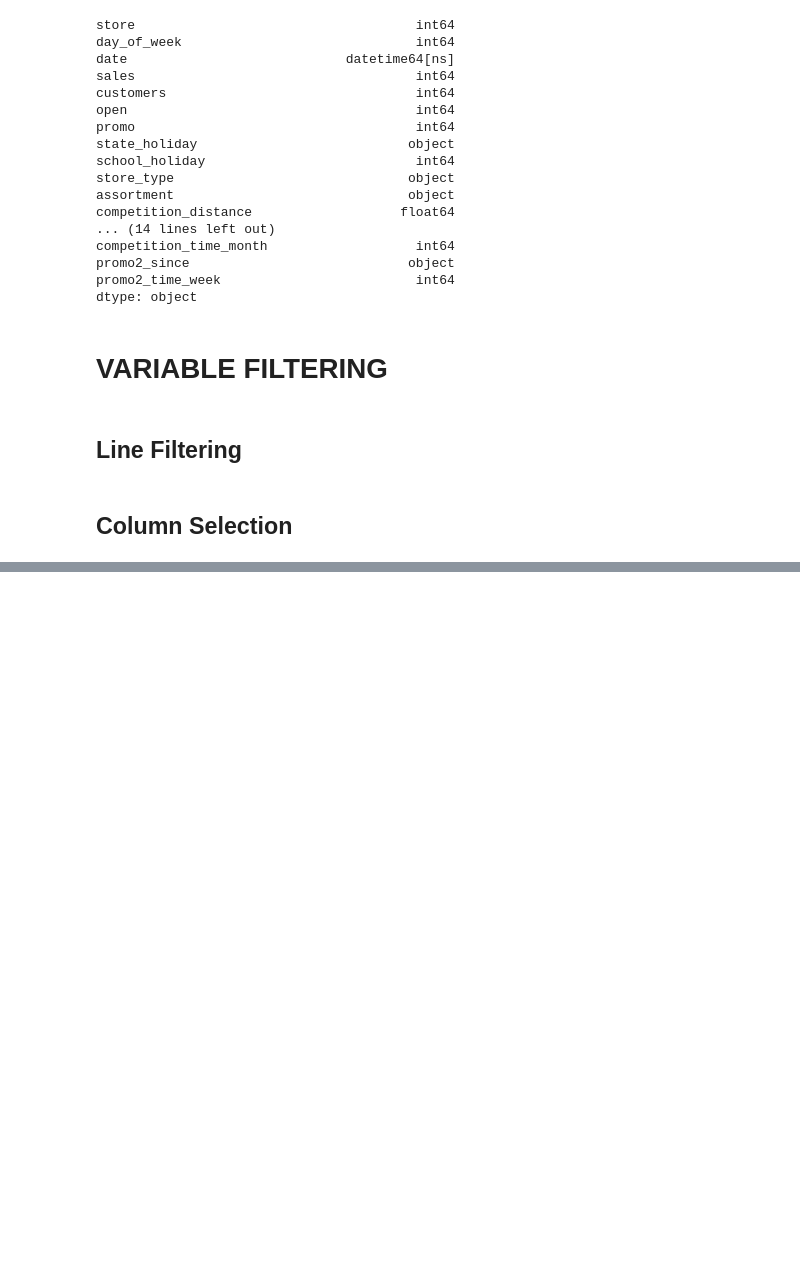
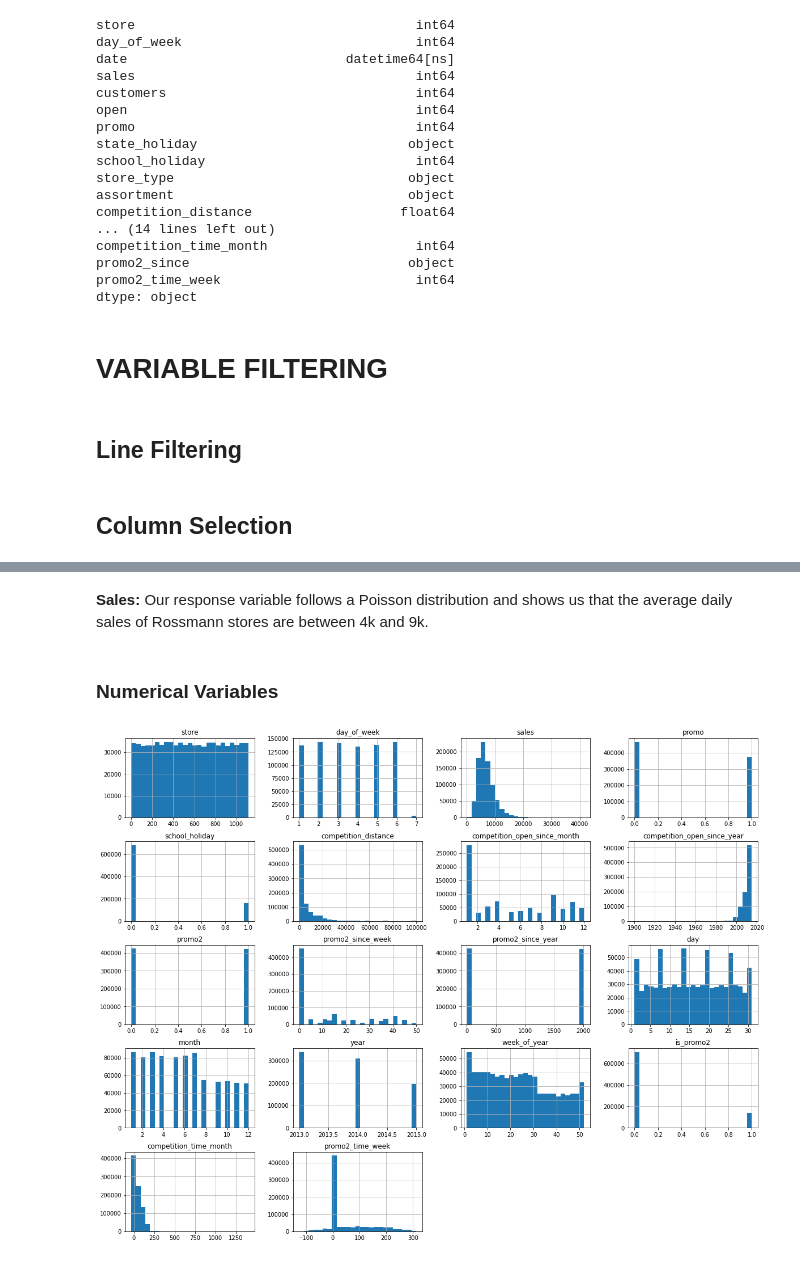
Before and after one commit to lbVictor/Sales_Prediction, a Jupyter notebook: notebooks/store_sales_prediction_cycle01.ipynb, the cells around one changed output, grey strips where cells are left out. Drawn from its saved outputs; the diff is of its cells as text; code cells hidden in the pictures; blank space fills up the shorter version.

```diff
--- a/notebooks/store_sales_prediction_cycle01.ipynb
+++ b/notebooks/store_sales_prediction_cycle01.ipynb
@@ -438,0 +456,12 @@ df3 = df3.drop(cols_drop, axis=1)
+# %% [markdown]
+**Sales:** Our response variable follows a Poisson distribution and shows us that the average daily sales of Rossmann stores are between 4k and 9k.
+# %% [markdown]
+### **Numerical Variables**
+# %%
+# overwriting the num_attributes with the numeric variables after feature engineering
+num_attributes = df4.select_dtypes(include=['int64', 'float'])
+
+num_attributes.hist(bins=25);
+plt.gcf().set_size_inches(20,16)
+# %% [output]
+[figure, added]
```
Also changed, not shown: parts of 65 cells of this notebook.
